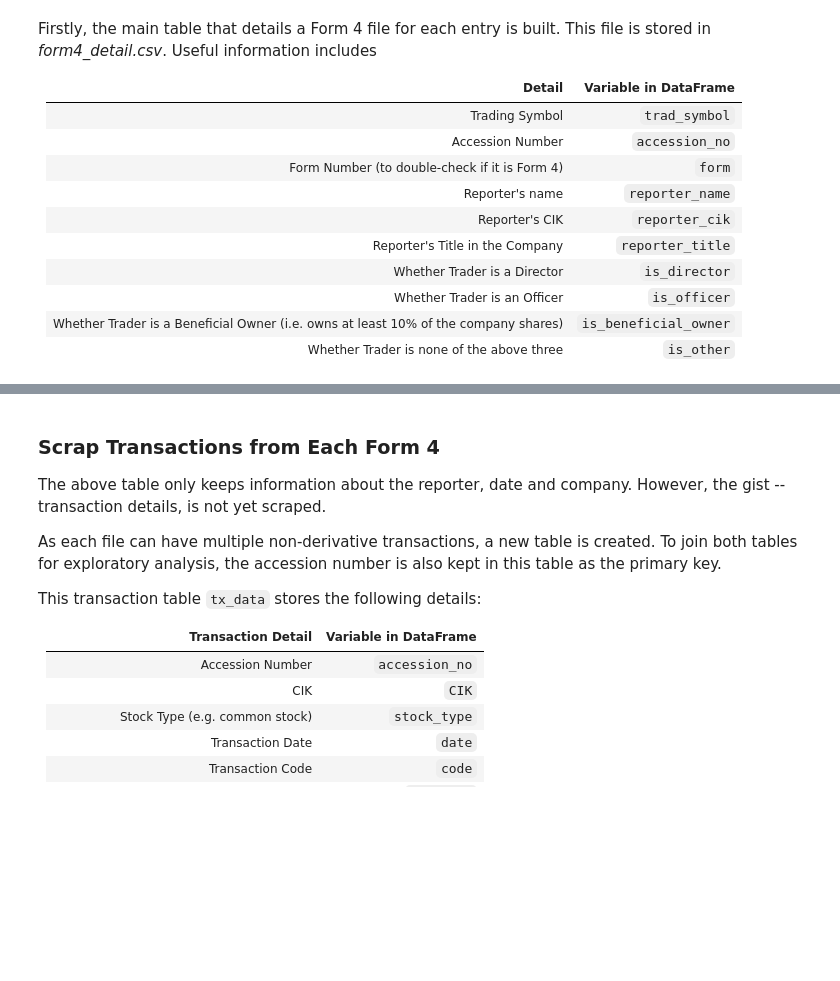
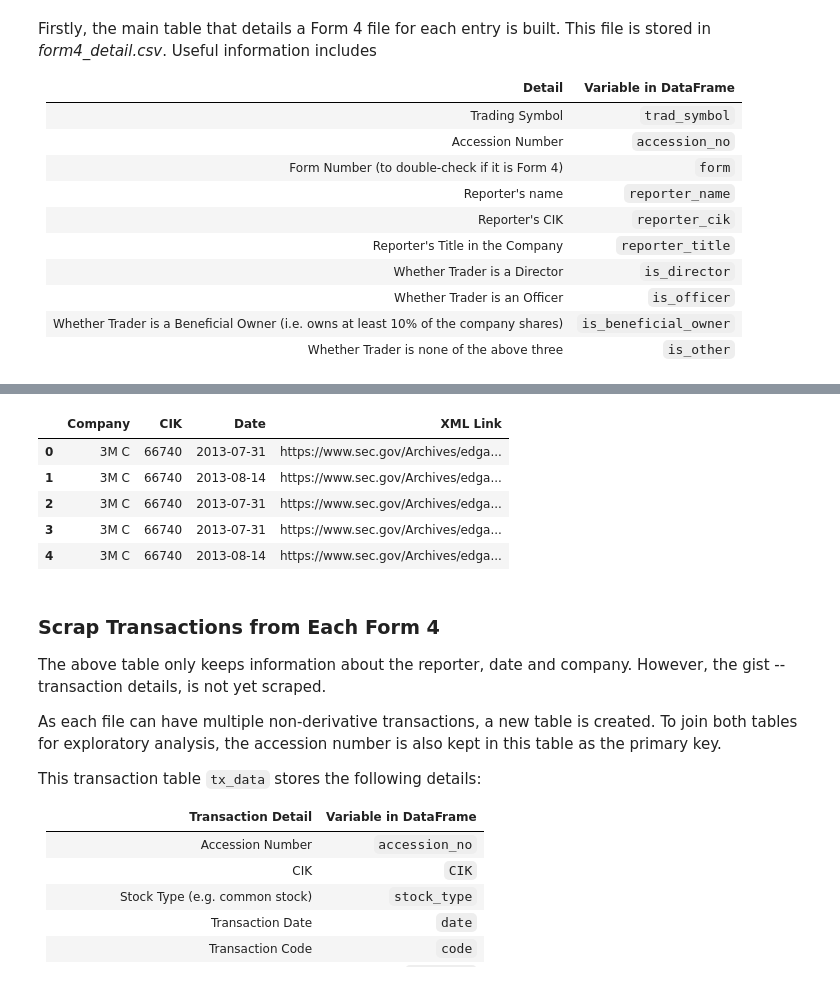
Before and after one commit to oongjiexiang/URECA-Research, a Jupyter notebook: Research_Insider_Trading (Actual).ipynb, the cells around one changed output, grey strips where cells are left out. Drawn from its saved outputs; the diff is of its cells as text; code cells hidden in the pictures; blank space fills up the shorter version.

Commit message:
Before completing the whole data extraction process

```diff
--- a/Research_Insider_Trading (Actual).ipynb
+++ b/Research_Insider_Trading (Actual).ipynb
@@ -629,21 +689,21 @@ Whether Trader is a Beneficial Owner (i.e. owns at least 10% of the company shar
 Whether Trader is none of the above three | `is_other`
 # %%
 def extract_xml(record):
-    time.sleep(0.085)
-    content = requests.get(record['XML Link']).content
+    headers = {"User-Agent": "Mozilla/5.0 (Windows NT 10.0; Win64; x64) AppleWebKit/537.36 (KHTML, like Gecko) Chrome/90.0.4430.212 Safari/537.36"}
+    content = requests.get(record['XML Link'], headers = headers).content
     bs_content = bs(content, 'lxml')
-
+    time.sleep(0.04)
     accession_no = str(re.split('/', record['XML Link'])[-2])
     try:
         trad_symbol = bs_content.find("issuertradingsymbol").text
     except:
-        print(record['XML Link'])
+        print(record['XML Link'], '<issuertradingsymbol> not found')
         trad_symbol = ""      #bs_content.find("issuername").text
     try:
         form = bs_content.find("documenttype").text
     except:
         print(record['XML Link'], '<documenttype> not found')
-        form = 4
+        form = np.NaN
     try:
         reporter_name = bs_content.find("rptownername").text.title()
     except:
@@ -658,26 +718,25 @@ def extract_xml(record):
     try:
         is_director = int(bs_content.find("isdirector").text)
     except:
-        is_director = 0
+        is_director = np.NaN
 
     try:
         is_officer = int(bs_content.find("isofficer").text)
     except:
-        is_officer = 0
+        is_officer = np.NaN
 
     try:
         is_beneficial_owner = int(bs_content.find("istenpercentowner").text)
     except:
-        is_beneficial_owner = 0
+        is_beneficial_owner = np.NaN
 
     try:
         is_other = int(bs_content.find("isother").text)
     except:
-        is_other = 0
+        is_other = np.NaN
 
     try:
         reporter_title = bs_content.find("officertitle").text
     except:
         reporter_title = np.NaN
-
     return [trad_symbol, accession_no, form, reporter_name, reporter_cik, reporter_title, is_director, is_officer, is_beneficial_owner, is_other]
@@ -696,3 +785,13 @@ data.head()
+# %%
+data.to_csv('form4_detail_final.csv')
+data.head()
+# %% [output]
+|  | Company | CIK | Date | XML Link |
+| 0 | 3M C | 66740 | 2013-07-31 | https://www.sec.gov/Archives/edga... |
+| 1 | 3M C | 66740 | 2013-08-14 | https://www.sec.gov/Archives/edga... |
+| 2 | 3M C | 66740 | 2013-07-31 | https://www.sec.gov/Archives/edga... |
+| 3 | 3M C | 66740 | 2013-07-31 | https://www.sec.gov/Archives/edga... |
+| 4 | 3M C | 66740 | 2013-08-14 | https://www.sec.gov/Archives/edga... |
 # %% [markdown]
 ### Scrap Transactions from Each Form 4
 The above table only keeps information about the reporter, date and company. However, the gist -- transaction details, is not yet scraped.
```
Also changed, not shown: parts of 50 cells of this notebook, 29 other files.
